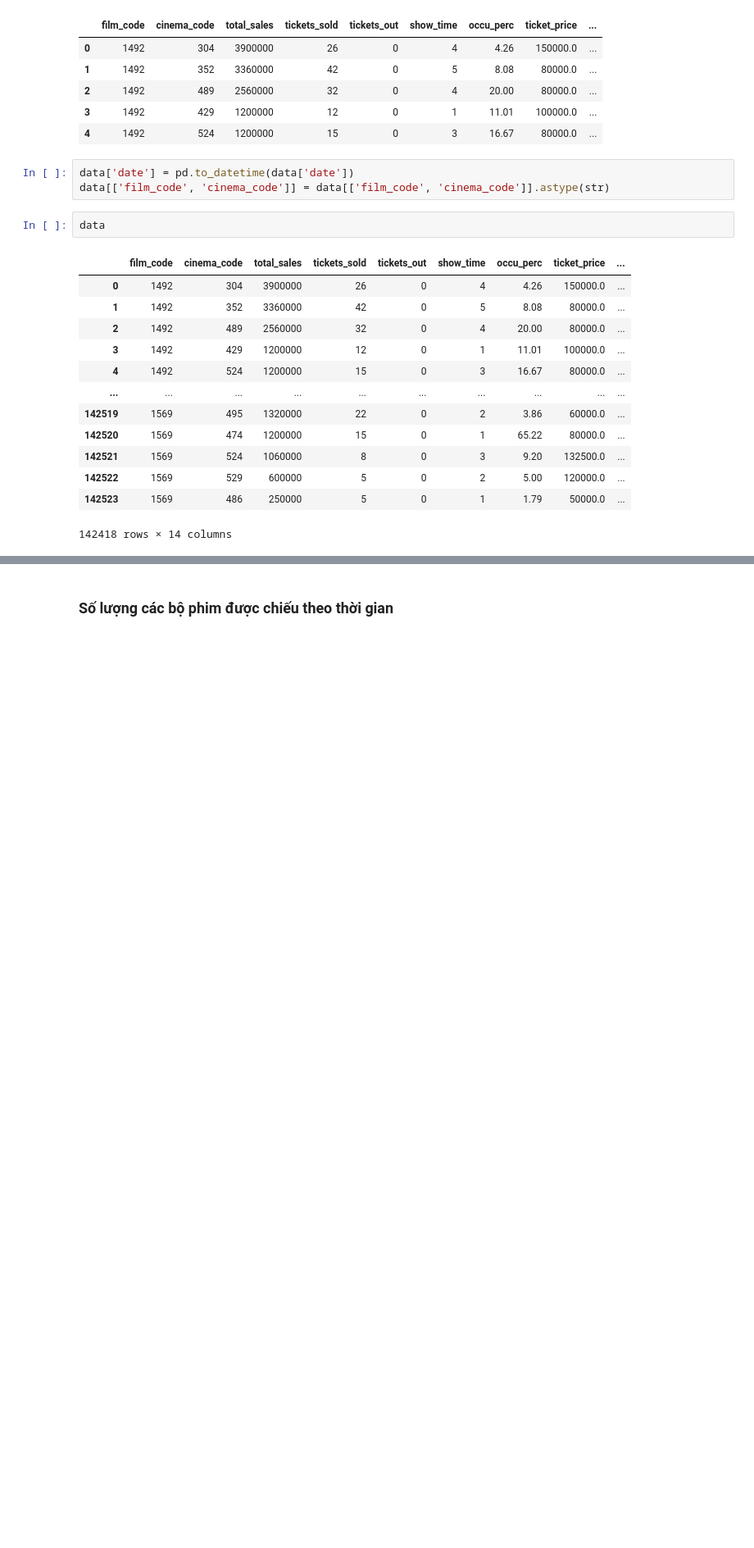
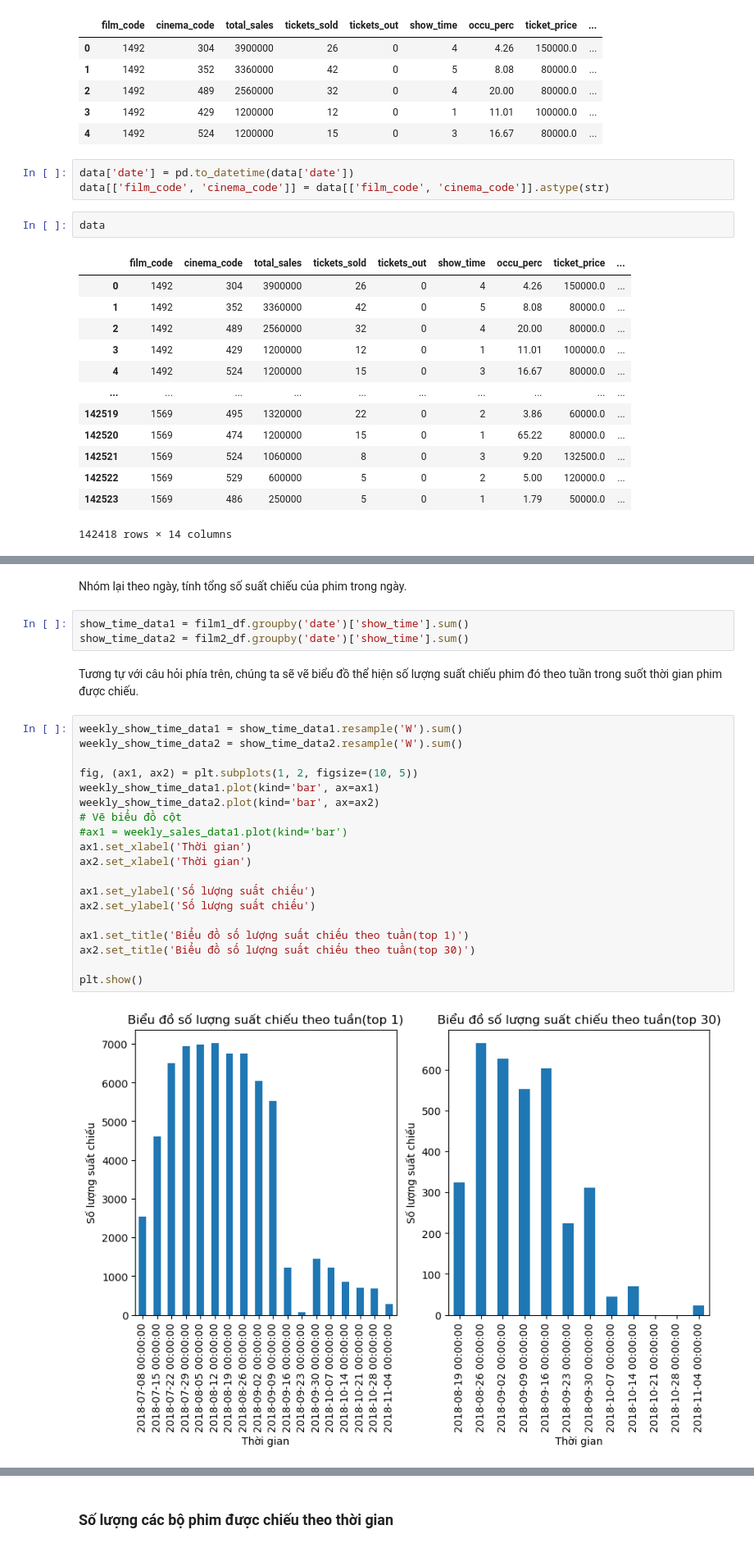
Before and after one commit to Tuyet3005/DataVisualization-Lab-2, a Jupyter notebook: source_codes/Huy.ipynb, the cells around one changed output, grey strips where cells are left out. Shown: that part at 82% size. Saved outputs shown, nothing was run; the diff lists cells and outputs as text; blank space fills up the shorter version.

```diff
--- a/source_codes/Huy.ipynb
+++ b/source_codes/Huy.ipynb
@@ -47,0 +140,28 @@ data
+# %% [markdown]
+Nhóm lại theo ngày, tính tổng số suất chiếu của phim trong ngày.
+# %%
+show_time_data1 = film1_df.groupby('date')['show_time'].sum()
+show_time_data2 = film2_df.groupby('date')['show_time'].sum()
+# %% [markdown]
+Tương tự với câu hỏi phía trên, chúng ta sẽ vẽ biểu đồ thể hiện số lượng suất chiếu phim đó theo tuần trong suốt thời gian phim được chiếu.
+# %%
+weekly_show_time_data1 = show_time_data1.resample('W').sum()
+weekly_show_time_data2 = show_time_data2.resample('W').sum()
+
+fig, (ax1, ax2) = plt.subplots(1, 2, figsize=(10, 5))
+weekly_show_time_data1.plot(kind='bar', ax=ax1)
+weekly_show_time_data2.plot(kind='bar', ax=ax2)
+# Vẽ biểu đồ cột
+#ax1 = weekly_sales_data1.plot(kind='bar')
+ax1.set_xlabel('Thời gian')
+ax2.set_xlabel('Thời gian')
+
+ax1.set_ylabel('Số lượng suất chiếu')
+ax2.set_ylabel('Số lượng suất chiếu')
+
+ax1.set_title('Biểu đồ số lượng suất chiếu theo tuần(top 1)')
+ax2.set_title('Biểu đồ số lượng suất chiếu theo tuần(top 30)')
+
+plt.show()
+# %% [output]
+[figure, added]
```
Also changed, not shown: parts of 29 cells of this notebook.
